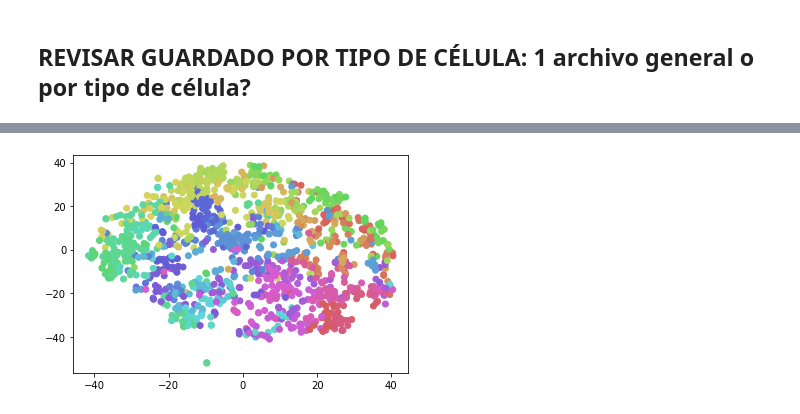
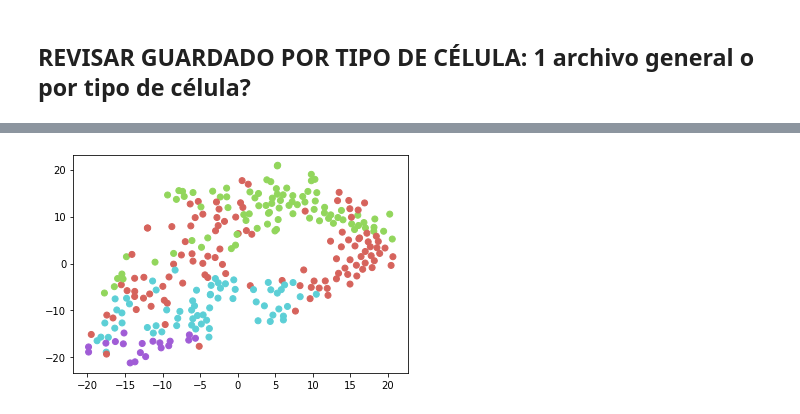
Before and after one commit to pabloreyesrobles/chirp-features, a Jupyter notebook: rgc_clustering.ipynb, the cells around one changed output, grey strips where cells are left out. Cells and saved outputs as stored; diff of their text form; code cells hidden in the pictures.

```diff
--- a/rgc_clustering.ipynb
+++ b/rgc_clustering.ipynb
@@ -332,7 +369,7 @@ print(isi_dst[np.isnan(isi_dst)].shape, isi_dst[np.isinf(isi_dst)].shape)
 # %%
 import shutil
 
-cls_folder = '{}clust_full_chirp'.format(params['Output'])
+cls_folder = '{}chirp_on_resp'.format(params['Output'])
 print(cls_folder)
 
 if os.path.isdir(cls_folder) == False:
@@ -352,7 +389,7 @@ sqr_isi_dst = squareform(isi_dst)
 ward_spike = cluster.hierarchy.linkage(spike_dst, method='ward')
 ward_isi = cluster.hierarchy.linkage(isi_dst, method='ward')
 
-min_qclust = 4
+min_qclust = 3
 max_qclust = 200
 
 ncls = np.arange(min_qclust, max_qclust, 1)
@@ -429,16 +482,16 @@ for i in range(1, max_cls + 1):
 # %%
 from matplotlib.colors import ListedColormap
 fig, ax = plt.subplots()
 # ax.plot(np.array(list(chirp_psth.values()))[0])
 
 model = TSNE(n_components=2, random_state=0, perplexity=30)#,init='pca')
-proj = model.fit_transform(chirp_psth)
+proj = model.fit_transform(np.array(chirp_psth[sel]))
 
 n_flat_clusters = np.unique(cls_spike).shape[0]
 show_order = np.unique(cls_spike)[::-1] - 1
 
 ax.scatter(proj[:, 0], proj[:, 1], c=show_order[cls_spike - 1],
            cmap=ListedColormap(sns.hls_palette(n_flat_clusters, l=0.6, s=0.6).as_hex()))
 fig.savefig('{}/{}/tsne.png'.format(cls_folder, ctype))
 # %% [output]
-[figure, old version]
+[figure, new version]
```
Also changed, not shown: parts of 10 cells of this notebook.
